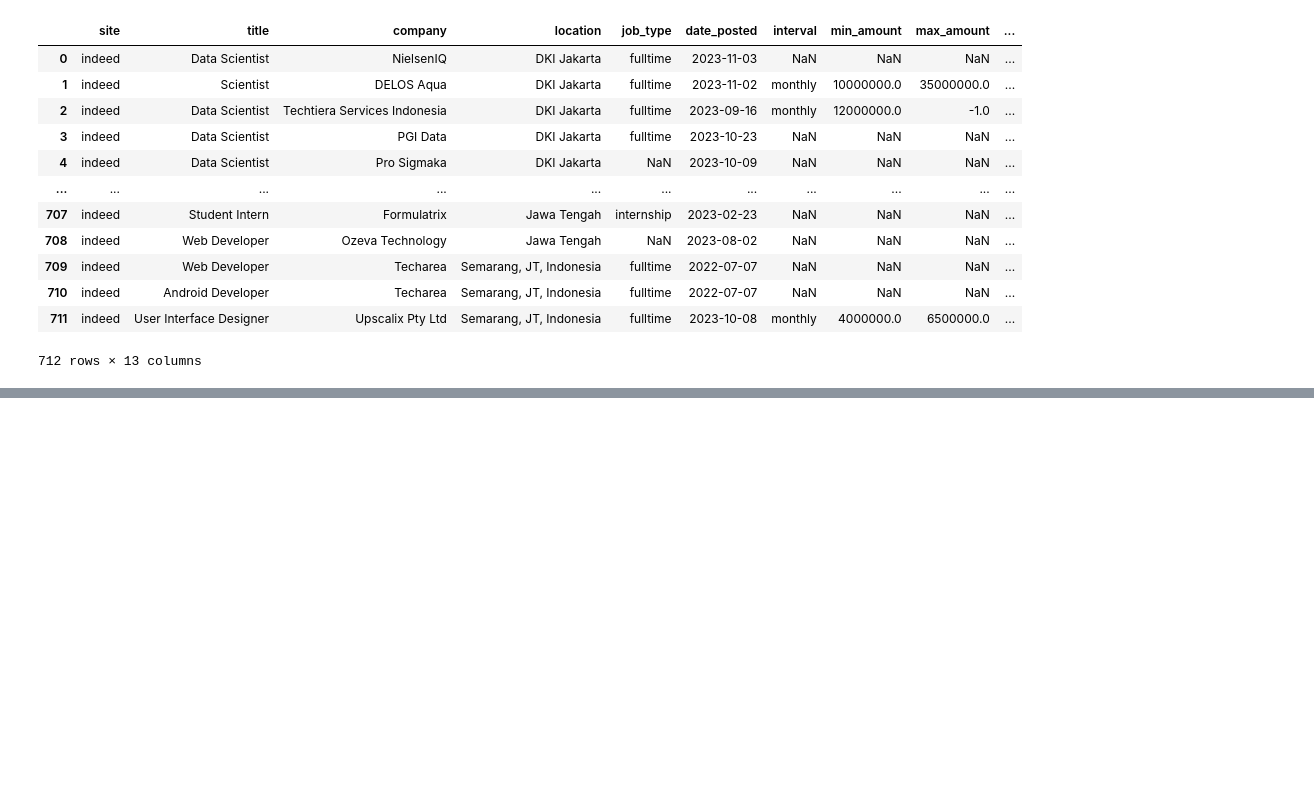
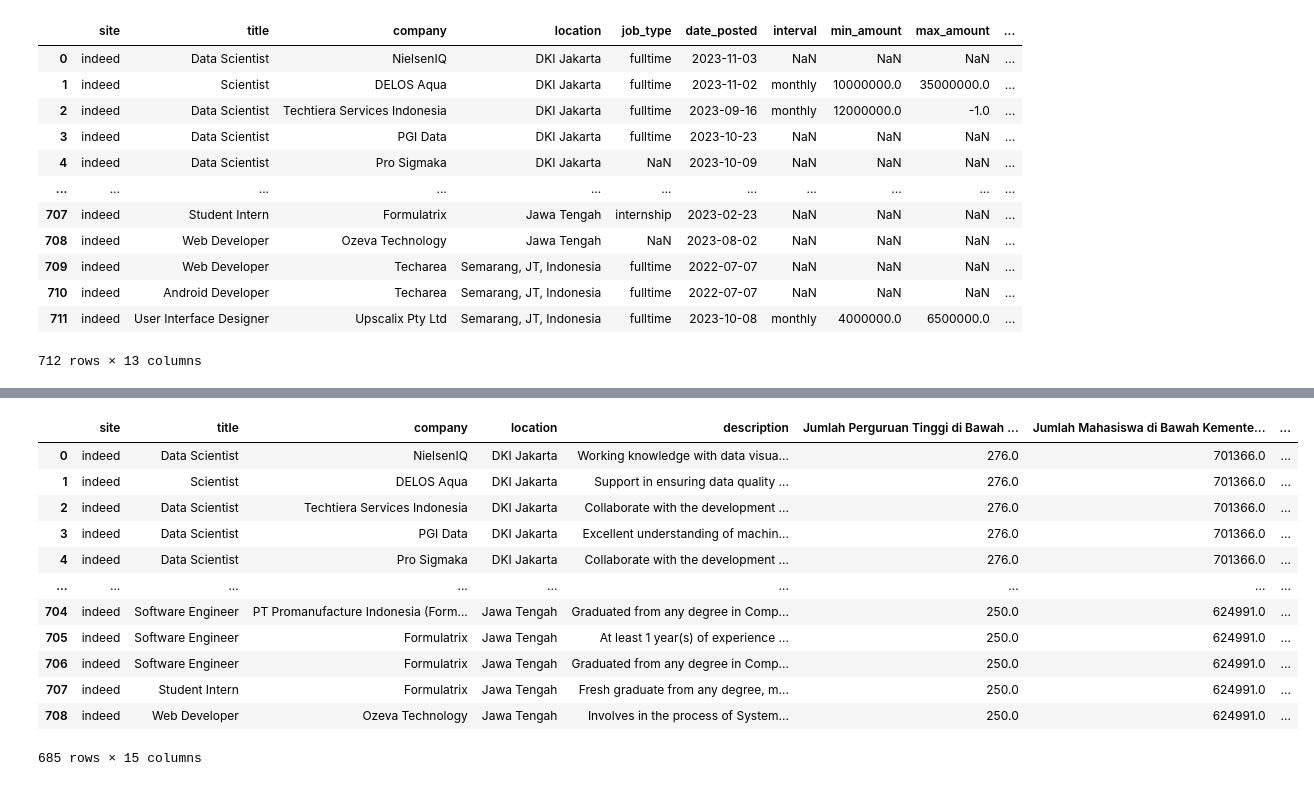
Before and after one commit to salwamhrn11/end-to-end, a Jupyter notebook: merge_all_data.ipynb, the cells around one changed output, grey strips where cells are left out. Saved outputs shown, nothing was run; the diff lists cells and outputs as text; code cells hidden in the pictures; blank space fills up the shorter version.

```diff
--- a/merge_all_data.ipynb
+++ b/merge_all_data.ipynb
@@ -139,0 +310,16 @@ fullData
+# %%
+fixData.dropna()
+# %% [output]
+|  | site | title | company | location | description | Jumlah Perguruan Tinggi di Bawah ... | Jumlah Mahasiswa di Bawah Kemente... | ... |
+| 0 | indeed | Data Scientist | NielsenIQ | DKI Jakarta | Working knowledge with data visua... | 276.0 | 701366.0 | ... |
+| 1 | indeed | Scientist | DELOS Aqua | DKI Jakarta | Support in ensuring data quality ... | 276.0 | 701366.0 | ... |
+| 2 | indeed | Data Scientist | Techtiera Services Indonesia | DKI Jakarta | Collaborate with the development ... | 276.0 | 701366.0 | ... |
+| 3 | indeed | Data Scientist | PGI Data | DKI Jakarta | Excellent understanding of machin... | 276.0 | 701366.0 | ... |
+| 4 | indeed | Data Scientist | Pro Sigmaka | DKI Jakarta | Collaborate with the development ... | 276.0 | 701366.0 | ... |
+| ... | ... | ... | ... | ... | ... | ... | ... | ... |
+| 704 | indeed | Software Engineer | PT Promanufacture Indonesia (Form... | Jawa Tengah | Graduated from any degree in Comp... | 250.0 | 624991.0 | ... |
+| 705 | indeed | Software Engineer | Formulatrix | Jawa Tengah | At least 1 year(s) of experience ... | 250.0 | 624991.0 | ... |
+| 706 | indeed | Software Engineer | Formulatrix | Jawa Tengah | Graduated from any degree in Comp... | 250.0 | 624991.0 | ... |
+| 707 | indeed | Student Intern | Formulatrix | Jawa Tengah | Fresh graduate from any degree, m... | 250.0 | 624991.0 | ... |
+| 708 | indeed | Web Developer | Ozeva Technology | Jawa Tengah | Involves in the process of System... | 250.0 | 624991.0 | ... |
+685 rows × 15 columns
```
Also changed, not shown: parts of 17 cells of this notebook, 6 other files.
